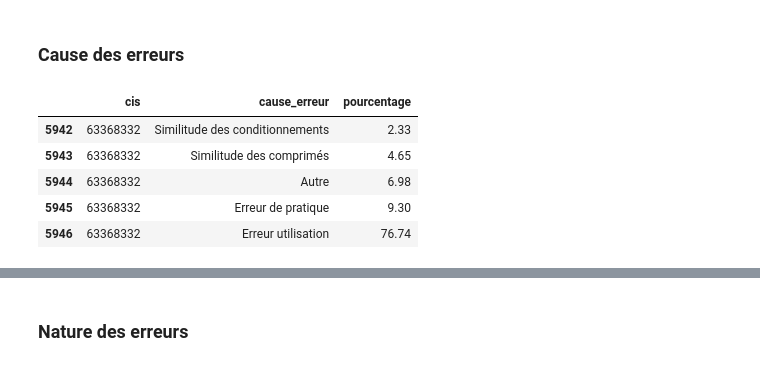
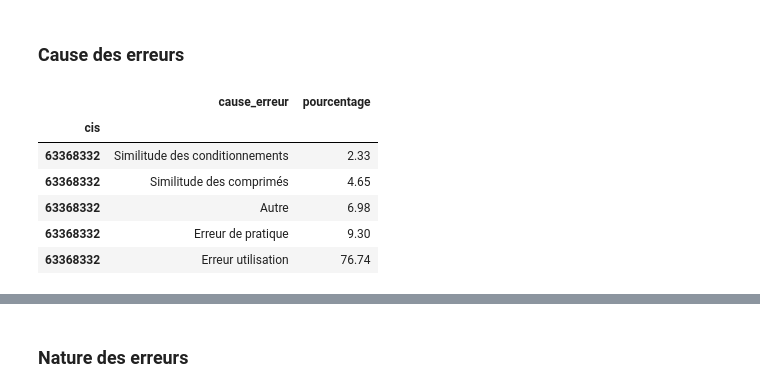
Before and after one commit to jmunozz/datamed, a Jupyter notebook: analysis/notebooks/graphiques_specialite.ipynb, the cells around one changed output, grey strips where cells are left out. Drawn from its saved outputs; the diff is of its cells as text; code cells hidden in the pictures.

```diff
--- a/analysis/notebooks/graphiques_specialite.ipynb
+++ b/analysis/notebooks/graphiques_specialite.ipynb
@@ -185,14 +185,15 @@ fig.show()
 # %% [markdown]
 ### Cause des erreurs
 # %%
-df_cause = pd.read_sql("erreur_med_cause", con=engine)
-df_cause[df_cause.cis == cis]
+df_cause = pd.read_sql("erreur_med_cause", con=engine, index_col="cis")
+df_cause.loc[cis]
 # %% [output]
-|  | cis | cause_erreur | pourcentage |
-| 5942 | 63368332 | Similitude des conditionnements | 2.33 |
-| 5943 | 63368332 | Similitude des comprimés | 4.65 |
-| 5944 | 63368332 | Autre | 6.98 |
-| 5945 | 63368332 | Erreur de pratique | 9.30 |
-| 5946 | 63368332 | Erreur utilisation | 76.74 |
+|  | cause_erreur | pourcentage |
+| cis |  |  |
+| 63368332 | Similitude des conditionnements | 2.33 |
+| 63368332 | Similitude des comprimés | 4.65 |
+| 63368332 | Autre | 6.98 |
+| 63368332 | Erreur de pratique | 9.30 |
+| 63368332 | Erreur utilisation | 76.74 |
 # %%
 fig = px.bar(
```
Also changed, not shown: parts of 2 cells of this notebook.
